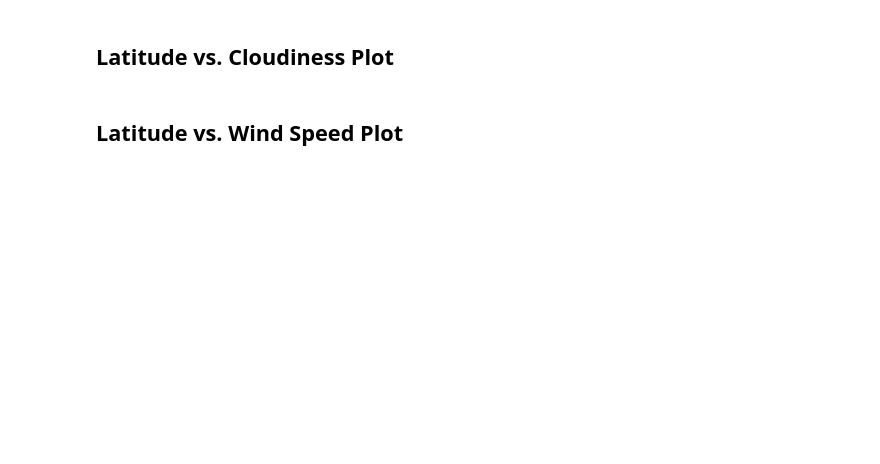
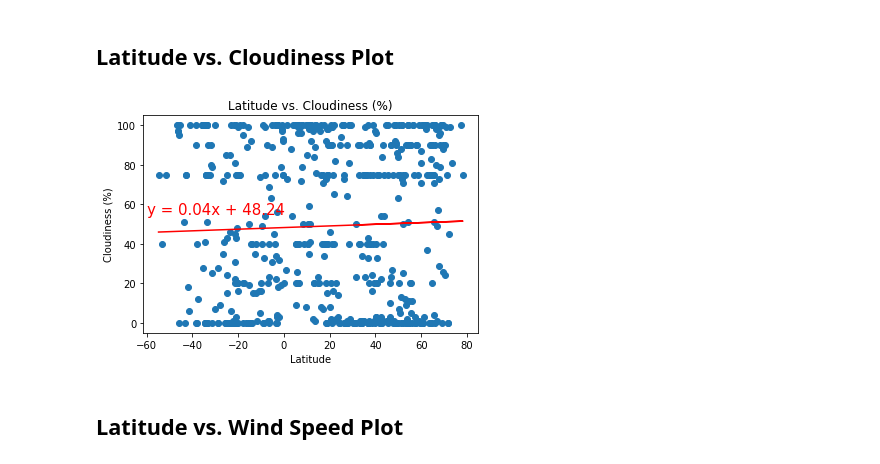
Before and after one commit to BNY-Lemon/python-api-challenge, a Jupyter notebook: WeatherPy/WeatherPy.ipynb, the cells around one changed output. Saved outputs shown, nothing was run; the diff lists cells and outputs as text; code cells hidden in the pictures; blank space fills up the shorter version.

```diff
--- a/WeatherPy/WeatherPy.ipynb
+++ b/WeatherPy/WeatherPy.ipynb
@@ -213,2 +213,13 @@ plot_linear_regression(x_values, y_values, title, x_label, y_label, text_coordin
+# %%
+city_api_df["Cloudiness (%)"] = city_api_df["Cloudiness (%)"].fillna(0)
+x_values = city_api_df["Latitude"]
+y_values = city_api_df["Cloudiness (%)"]
+title = "Latitude vs. Cloudiness (%)"
+x_label = "Latitude"
+y_label = "Cloudiness (%)"
+text_coordinates = (-60,55)
+plot_linear_regression(x_values, y_values, title, x_label, y_label, text_coordinates)
+# %% [output]
+[figure, added]
 # %% [markdown]
 ## Latitude vs. Wind Speed Plot
```
Also changed, not shown: parts of 21 cells of this notebook, 14 other files.
